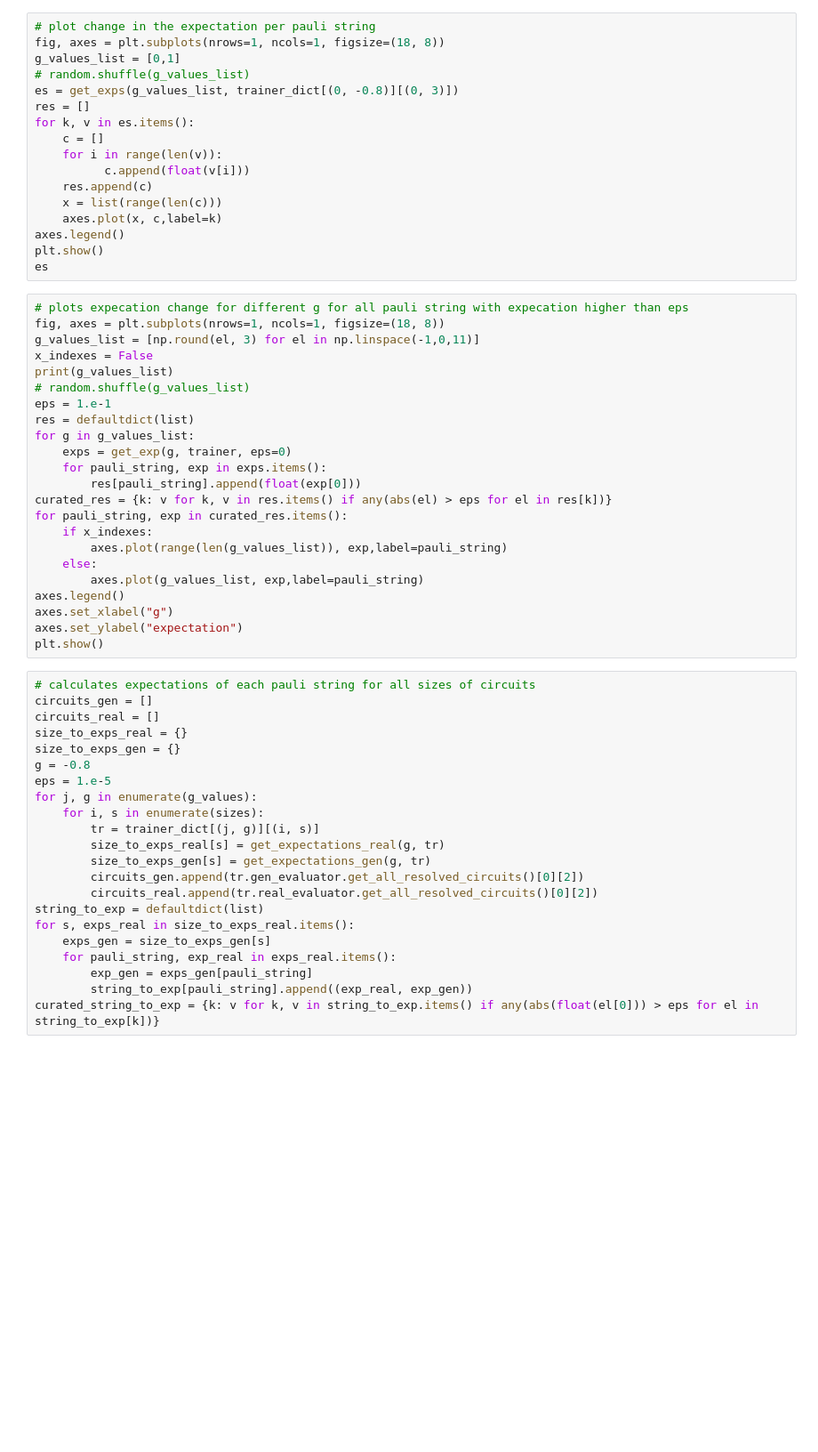
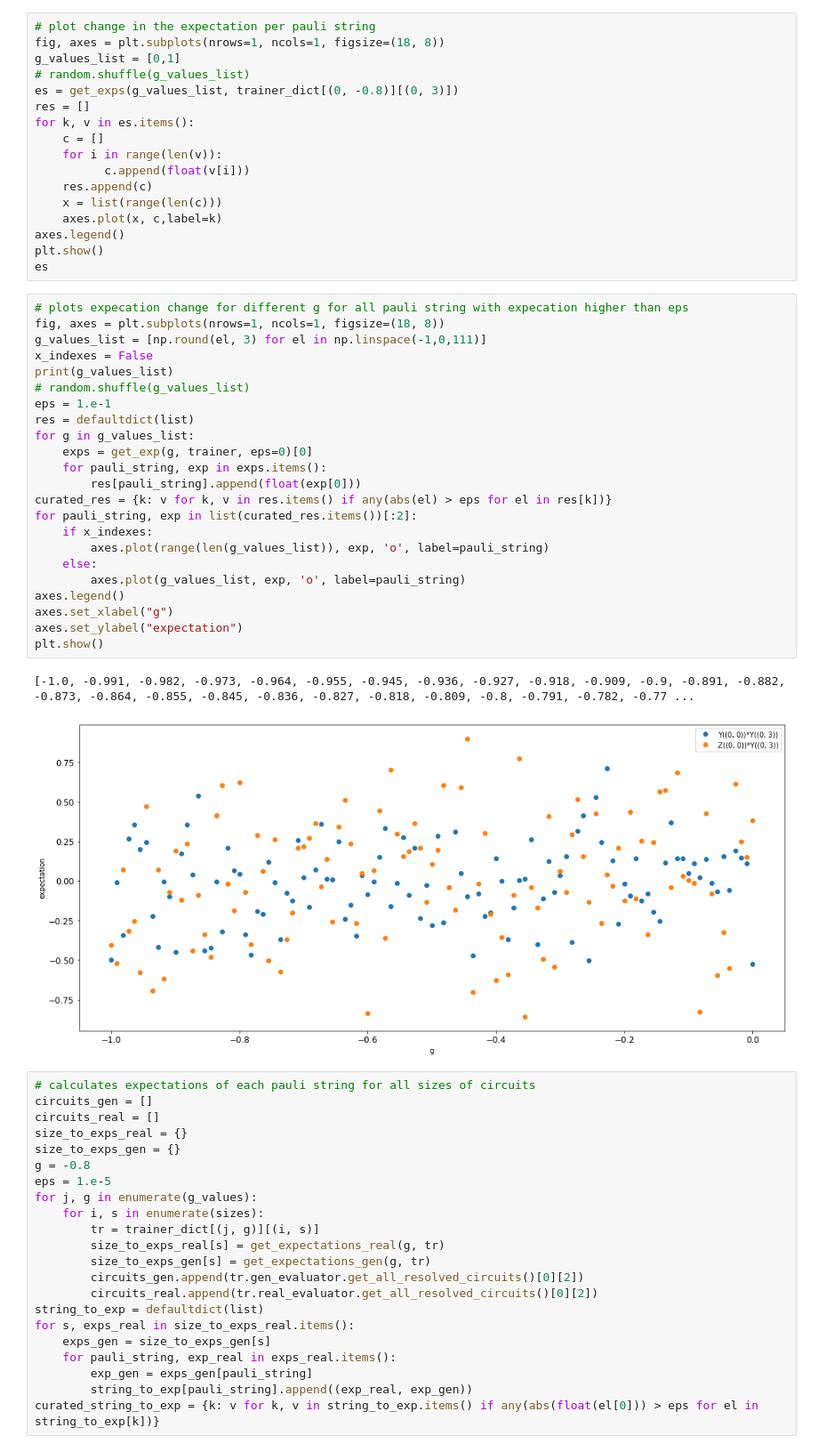
Before and after one commit to WiktorJ/quantum-gans, a Jupyter notebook: QuWGAN.ipynb, the cells around one changed output. Shown at 89% size. Saved outputs shown, nothing was run; the diff lists cells and outputs as text; blank space fills up the shorter version.

```diff
--- a/QuWGAN.ipynb
+++ b/QuWGAN.ipynb
@@ -508,26 +477,29 @@ es
 # %%
 # plots expecation change for different g for all pauli string with expecation higher than eps
 fig, axes = plt.subplots(nrows=1, ncols=1, figsize=(18, 8))
-g_values_list = [np.round(el, 3) for el in np.linspace(-1,0,11)]
+g_values_list = [np.round(el, 3) for el in np.linspace(-1,0,111)]
 x_indexes = False
 print(g_values_list)
 # random.shuffle(g_values_list)
 eps = 1.e-1
 res = defaultdict(list)
 for g in g_values_list:
-    exps = get_exp(g, trainer, eps=0)
+    exps = get_exp(g, trainer, eps=0)[0]
     for pauli_string, exp in exps.items():
         res[pauli_string].append(float(exp[0]))
 curated_res = {k: v for k, v in res.items() if any(abs(el) > eps for el in res[k])}
-for pauli_string, exp in curated_res.items():
+for pauli_string, exp in list(curated_res.items())[:2]:
     if x_indexes:
-        axes.plot(range(len(g_values_list)), exp,label=pauli_string)
+        axes.plot(range(len(g_values_list)), exp, 'o', label=pauli_string)
     else:
-        axes.plot(g_values_list, exp,label=pauli_string)
+        axes.plot(g_values_list, exp, 'o', label=pauli_string)
 axes.legend()
 axes.set_xlabel("g")
 axes.set_ylabel("expectation")
 plt.show()
+# %% [output]
+[-1.0, -0.991, -0.982, -0.973, -0.964, -0.955, -0.945, -0.936, -0.927, -0.918, -0.909, -0.9, -0.891, -0.882, -0.873, -0.864, -0.855, -0.845, -0.836, -0.827, -0.818, -0.809, -0.8, -0.791, -0.782, -0.77 ...
+[figure, added]
 # %%
 # calculates expectations of each pauli string for all sizes of circuits
 circuits_gen = []
```
Also changed, not shown: parts of 10 cells of this notebook, 4 other files.
